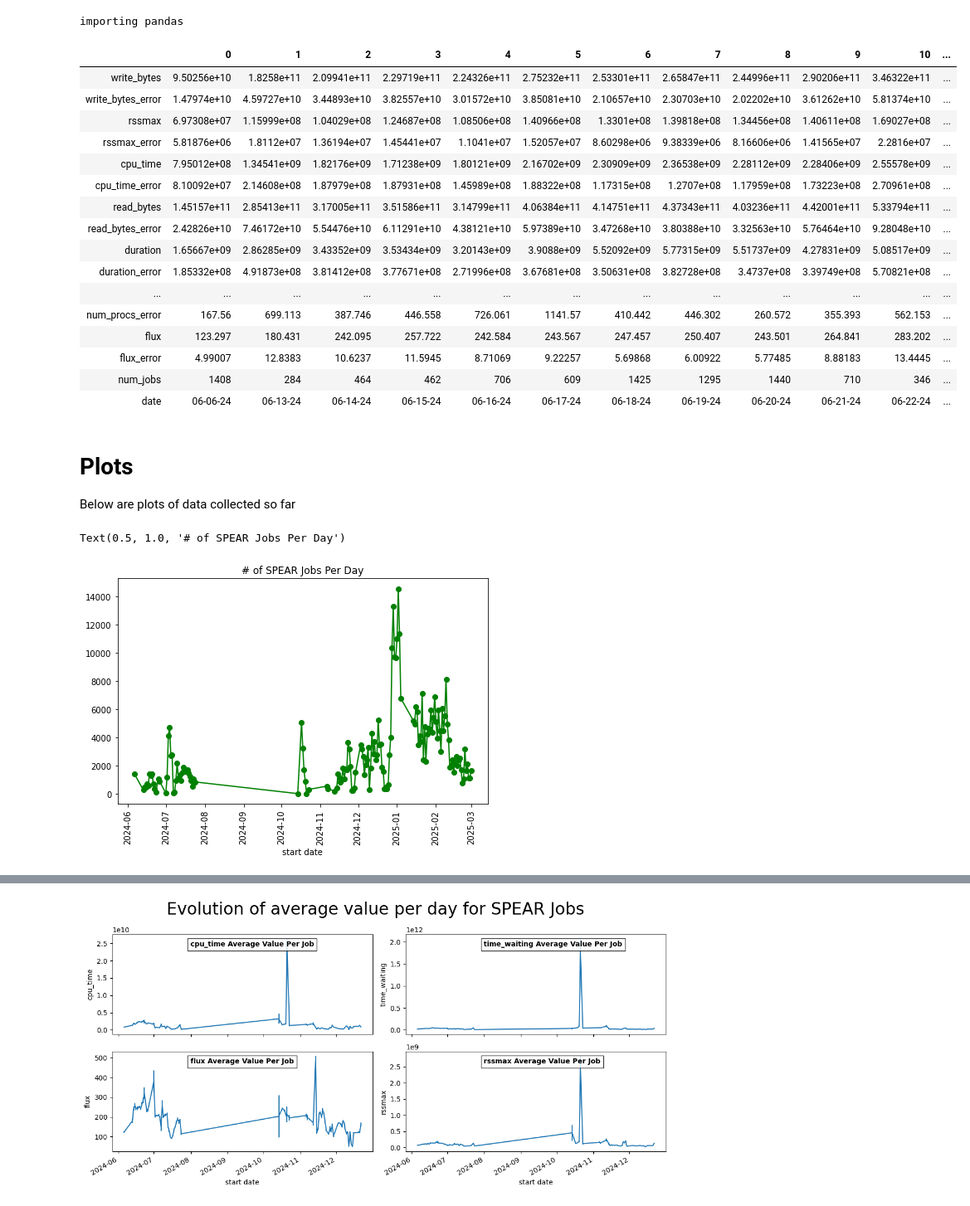
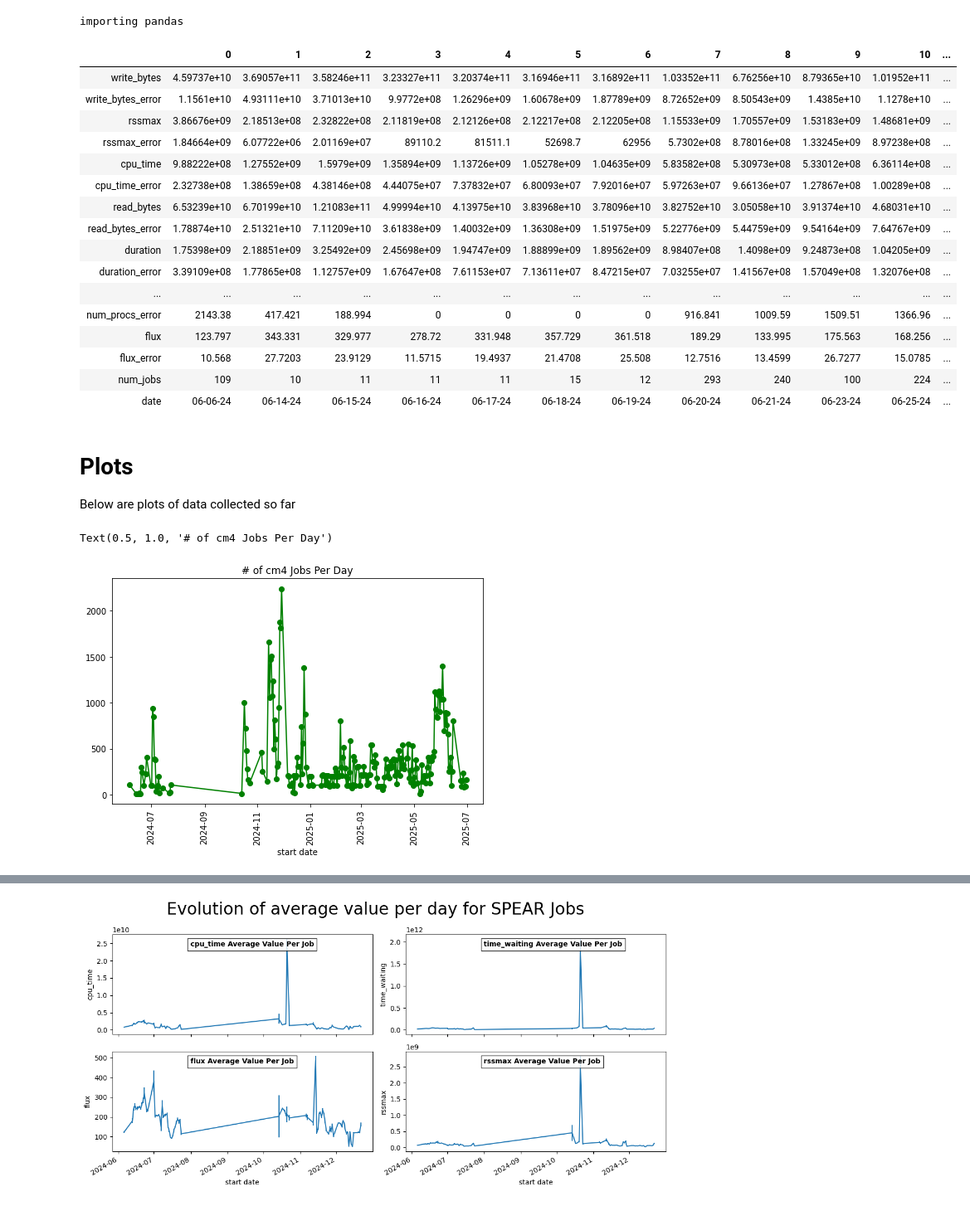
Before and after one commit to Kiihne/data_tracking_scrontab_scripts, a Jupyter notebook: view_history_plots.ipynb, the cells around one changed output, grey strips where cells are left out. Shown at 83% size. Drawn from its saved outputs; the diff is of its cells as text; code cells hidden in the pictures.

```diff
--- a/view_history_plots.ipynb
+++ b/view_history_plots.ipynb
@@ -18,33 +18,33 @@ from sklearn import preprocessing   #for normalization
 importing pandas
 # %%
 #Only change the chosen_name variable. Everything will change to that variable.
-chosen_name = 'SPEAR' #options: esm4.2, esm4.5, bronx, canopy, SPEAR, am4, am5, cm4
+chosen_name = 'cm4' #options: esm4.2, esm4.5, bronx, canopy, SPEAR, am4, am5, cm4
 
 #pull data from file and display as dataframe table
 filename = 'cron_scripts_and_history/'+chosen_name+'_history_DO_NOT_DELETE.pkl'
 # Read dictionary pkl file
 with open(filename, 'rb') as fp:
     metrics_history = pickle.load(fp)
 metrics_df = DataFrame.from_dict(metrics_history,orient='index',)
 metrics_df
 # %% [output]
 |  | 0 | 1 | 2 | 3 | 4 | 5 | 6 | 7 | 8 | 9 | 10 | ... |
-| write_bytes | 9.50256e+10 | 1.8258e+11 | 2.09941e+11 | 2.29719e+11 | 2.24326e+11 | 2.75232e+11 | 2.53301e+11 | 2.65847e+11 | 2.44996e+11 | 2.90206e+11 | 3.46322e+11 | ... |
-| write_bytes_error | 1.47974e+10 | 4.59727e+10 | 3.44893e+10 | 3.82557e+10 | 3.01572e+10 | 3.85081e+10 | 2.10657e+10 | 2.30703e+10 | 2.02202e+10 | 3.61262e+10 | 5.81374e+10 | ... |
-| rssmax | 6.97308e+07 | 1.15999e+08 | 1.04029e+08 | 1.24687e+08 | 1.08506e+08 | 1.40966e+08 | 1.3301e+08 | 1.39818e+08 | 1.34456e+08 | 1.40611e+08 | 1.69027e+08 | ... |
-| rssmax_error | 5.81876e+06 | 1.8112e+07 | 1.36194e+07 | 1.45441e+07 | 1.1041e+07 | 1.52057e+07 | 8.60298e+06 | 9.38339e+06 | 8.16606e+06 | 1.41565e+07 | 2.2816e+07 | ... |
-| cpu_time | 7.95012e+08 | 1.34541e+09 | 1.82176e+09 | 1.71238e+09 | 1.80121e+09 | 2.16702e+09 | 2.30909e+09 | 2.36538e+09 | 2.28112e+09 | 2.28406e+09 | 2.55578e+09 | ... |
-| cpu_time_error | 8.10092e+07 | 2.14608e+08 | 1.87979e+08 | 1.87931e+08 | 1.45989e+08 | 1.88322e+08 | 1.17315e+08 | 1.2707e+08 | 1.17959e+08 | 1.73223e+08 | 2.70961e+08 | ... |
-| read_bytes | 1.45157e+11 | 2.85413e+11 | 3.17005e+11 | 3.51586e+11 | 3.14799e+11 | 4.06384e+11 | 4.14751e+11 | 4.37343e+11 | 4.03236e+11 | 4.42001e+11 | 5.33794e+11 | ... |
-| read_bytes_error | 2.42826e+10 | 7.46172e+10 | 5.54476e+10 | 6.11291e+10 | 4.38121e+10 | 5.97389e+10 | 3.47268e+10 | 3.80388e+10 | 3.32563e+10 | 5.76464e+10 | 9.28048e+10 | ... |
-| duration | 1.65667e+09 | 2.86285e+09 | 3.43352e+09 | 3.53434e+09 | 3.20143e+09 | 3.9088e+09 | 5.52092e+09 | 5.77315e+09 | 5.51737e+09 | 4.27831e+09 | 5.08517e+09 | ... |
-| duration_error | 1.85332e+08 | 4.91873e+08 | 3.81412e+08 | 3.77671e+08 | 2.71996e+08 | 3.67681e+08 | 3.50631e+08 | 3.82728e+08 | 3.4737e+08 | 3.39749e+08 | 5.70821e+08 | ... |
+| write_bytes | 4.59737e+10 | 3.69057e+11 | 3.58246e+11 | 3.23327e+11 | 3.20374e+11 | 3.16946e+11 | 3.16892e+11 | 1.03352e+11 | 6.76256e+10 | 8.79365e+10 | 1.01952e+11 | ... |
+| write_bytes_error | 1.1561e+10 | 4.93111e+10 | 3.71013e+10 | 9.9772e+08 | 1.26296e+09 | 1.60678e+09 | 1.87789e+09 | 8.72652e+09 | 8.50543e+09 | 1.4385e+10 | 1.1278e+10 | ... |
+| rssmax | 3.86676e+09 | 2.18513e+08 | 2.32822e+08 | 2.11819e+08 | 2.12126e+08 | 2.12217e+08 | 2.12205e+08 | 1.15533e+09 | 1.70557e+09 | 1.53183e+09 | 1.48681e+09 | ... |
+| rssmax_error | 1.84664e+09 | 6.07722e+06 | 2.01169e+07 | 89110.2 | 81511.1 | 52698.7 | 62956 | 5.7302e+08 | 8.78016e+08 | 1.33245e+09 | 8.97238e+08 | ... |
+| cpu_time | 9.88222e+08 | 1.27552e+09 | 1.5979e+09 | 1.35894e+09 | 1.13726e+09 | 1.05278e+09 | 1.04635e+09 | 5.83582e+08 | 5.30973e+08 | 5.33012e+08 | 6.36114e+08 | ... |
+| cpu_time_error | 2.32738e+08 | 1.38659e+08 | 4.38146e+08 | 4.44075e+07 | 7.37832e+07 | 6.80093e+07 | 7.92016e+07 | 5.97263e+07 | 9.66136e+07 | 1.27867e+08 | 1.00289e+08 | ... |
+| read_bytes | 6.53239e+10 | 6.70199e+10 | 1.21083e+11 | 4.99994e+10 | 4.13975e+10 | 3.83968e+10 | 3.78096e+10 | 3.82752e+10 | 3.05058e+10 | 3.91374e+10 | 4.68031e+10 | ... |
+| read_bytes_error | 1.78874e+10 | 2.51321e+10 | 7.11209e+10 | 3.61838e+09 | 1.40032e+09 | 1.36308e+09 | 1.51975e+09 | 5.22776e+09 | 5.44759e+09 | 9.54164e+09 | 7.64767e+09 | ... |
+| duration | 1.75398e+09 | 2.18851e+09 | 3.25492e+09 | 2.45698e+09 | 1.94747e+09 | 1.88899e+09 | 1.89562e+09 | 8.98407e+08 | 1.4098e+09 | 9.24873e+08 | 1.04205e+09 | ... |
+| duration_error | 3.39109e+08 | 1.77865e+08 | 1.12757e+09 | 1.67647e+08 | 7.61153e+07 | 7.13611e+07 | 8.47215e+07 | 7.03255e+07 | 1.41567e+08 | 1.57049e+08 | 1.32076e+08 | ... |
 | ... | ... | ... | ... | ... | ... | ... | ... | ... | ... | ... | ... | ... |
-| num_procs_error | 167.56 | 699.113 | 387.746 | 446.558 | 726.061 | 1141.57 | 410.442 | 446.302 | 260.572 | 355.393 | 562.153 | ... |
-| flux | 123.297 | 180.431 | 242.095 | 257.722 | 242.584 | 243.567 | 247.457 | 250.407 | 243.501 | 264.841 | 283.202 | ... |
-| flux_error | 4.99007 | 12.8383 | 10.6237 | 11.5945 | 8.71069 | 9.22257 | 5.69868 | 6.00922 | 5.77485 | 8.88183 | 13.4445 | ... |
-| num_jobs | 1408 | 284 | 464 | 462 | 706 | 609 | 1425 | 1295 | 1440 | 710 | 346 | ... |
-| date | 06-06-24 | 06-13-24 | 06-14-24 | 06-15-24 | 06-16-24 | 06-17-24 | 06-18-24 | 06-19-24 | 06-20-24 | 06-21-24 | 06-22-24 | ... |
+| num_procs_error | 2143.38 | 417.421 | 188.994 | 0 | 0 | 0 | 0 | 916.841 | 1009.59 | 1509.51 | 1366.96 | ... |
+| flux | 123.797 | 343.331 | 329.977 | 278.72 | 331.948 | 357.729 | 361.518 | 189.29 | 133.995 | 175.563 | 168.256 | ... |
+| flux_error | 10.568 | 27.7203 | 23.9129 | 11.5715 | 19.4937 | 21.4708 | 25.508 | 12.7516 | 13.4599 | 26.7277 | 15.0785 | ... |
+| num_jobs | 109 | 10 | 11 | 11 | 11 | 15 | 12 | 293 | 240 | 100 | 224 | ... |
+| date | 06-06-24 | 06-14-24 | 06-15-24 | 06-16-24 | 06-17-24 | 06-18-24 | 06-19-24 | 06-20-24 | 06-21-24 | 06-23-24 | 06-25-24 | ... |
 # %% [markdown]
 # Plots
 Below are plots of data collected so far
@@ -64,8 +64,8 @@ plt.xticks(rotation=90)
 plt.xlabel('start date')
 plt.title('# of '+chosen_name+' Jobs Per Day')
 # %% [output]
-Text(0.5, 1.0, '# of SPEAR Jobs Per Day')
+Text(0.5, 1.0, '# of cm4 Jobs Per Day')
-[figure, old version]
+[figure, new version]
 # %%
 #create a multipanel plot with a shared x-axis of dates
 #setup
```
Also changed, not shown: parts of 4 cells of this notebook, 2 other files.
